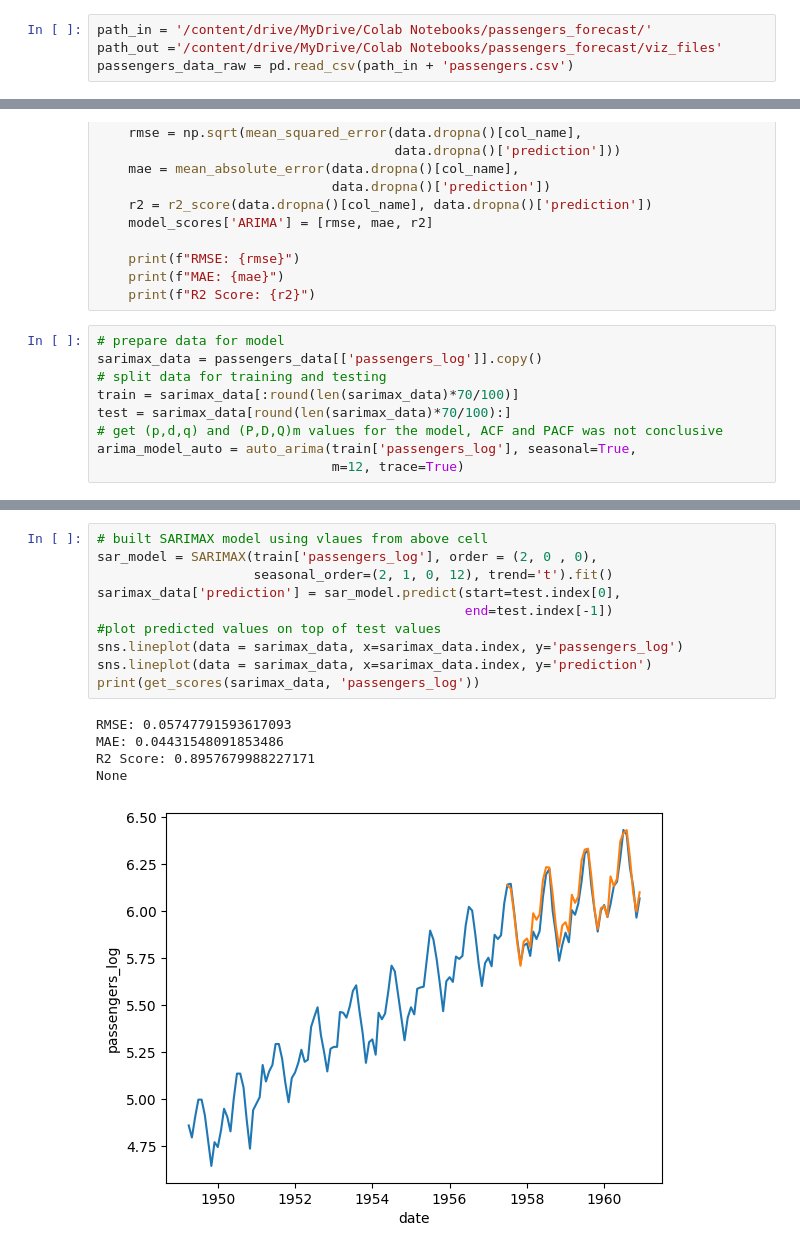
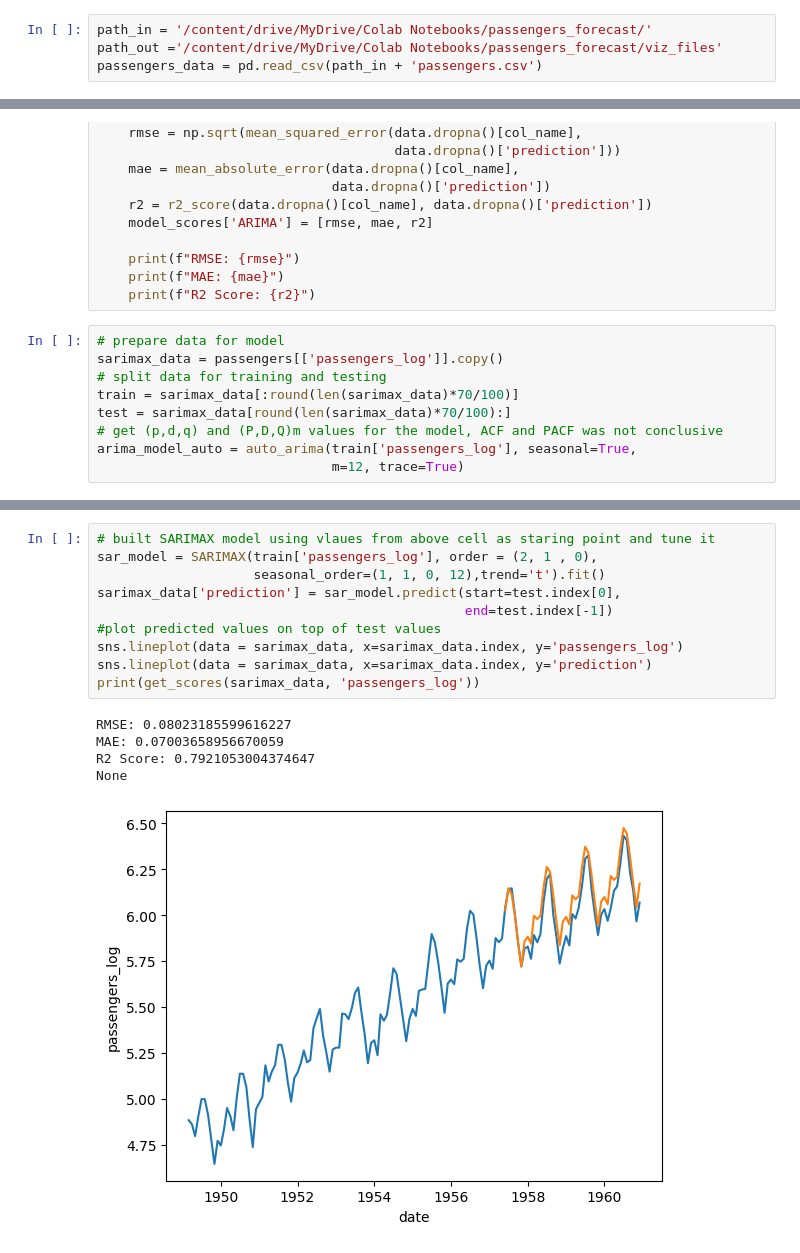
Before and after one commit to MikolajKasprzyk/flight_passengers_prediction, a Jupyter notebook: passengers_forecast.ipynb, the cells around one changed output, grey strips where cells are left out. Cells and saved outputs as stored; diff of their text form.

```diff
--- a/passengers_forecast.ipynb
+++ b/passengers_forecast.ipynb
@@ -19,5 +43,5 @@ from sklearn.metrics import mean_squared_error, mean_absolute_error, r2_score
 # %%
 path_in = '/content/drive/MyDrive/Colab Notebooks/passengers_forecast/'
 path_out ='/content/drive/MyDrive/Colab Notebooks/passengers_forecast/viz_files'
-passengers_data_raw = pd.read_csv(path_in + 'passengers.csv')
+passengers_data = pd.read_csv(path_in + 'passengers.csv')
 # %%
@@ -281,7 +305,7 @@ def get_scores(data, col_name):
     print(f"R2 Score: {r2}")
 # %%
 # prepare data for model
-sarimax_data = passengers_data[['passengers_log']].copy()
+sarimax_data = passengers[['passengers_log']].copy()
 # split data for training and testing
 train = sarimax_data[:round(len(sarimax_data)*70/100)]
 test = sarimax_data[round(len(sarimax_data)*70/100):]
@@ -309,17 +333,17 @@ Total fit time: 46.934 seconds
 # %%
-# built SARIMAX model using vlaues from above cell
-sar_model = SARIMAX(train['passengers_log'], order = (2, 0 , 0),
-                    seasonal_order=(2, 1, 0, 12), trend='t').fit()
+# built SARIMAX model using vlaues from above cell as staring point and tune it
+sar_model = SARIMAX(train['passengers_log'], order = (2, 1 , 0),
+                    seasonal_order=(1, 1, 0, 12),trend='t').fit()
 sarimax_data['prediction'] = sar_model.predict(start=test.index[0],
                                                end=test.index[-1])
 #plot predicted values on top of test values
 sns.lineplot(data = sarimax_data, x=sarimax_data.index, y='passengers_log')
 sns.lineplot(data = sarimax_data, x=sarimax_data.index, y='prediction')
 print(get_scores(sarimax_data, 'passengers_log'))
 # %% [output]
-RMSE: 0.05747791593617093
-MAE: 0.04431548091853486
-R2 Score: 0.8957679988227171
+RMSE: 0.08023185599616227
+MAE: 0.07003658956670059
+R2 Score: 0.7921053004374647
 None
-[figure, old version]
+[figure, new version]
 # %%
```
Also changed, not shown: parts of 14 cells of this notebook.
